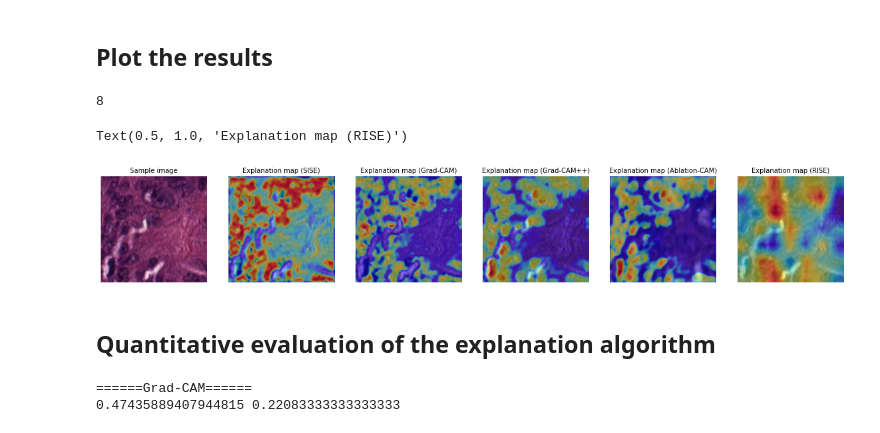
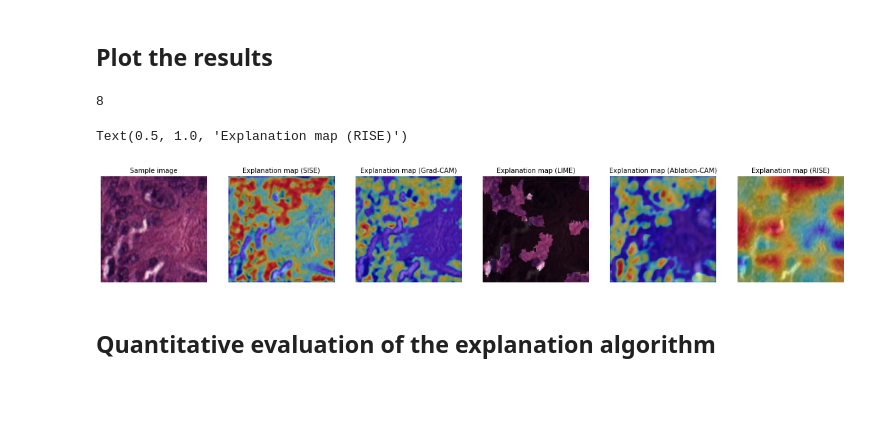
Before and after one commit to Awesome-guys-in-ECE1747/ECE1512_2022W_ProjectRepo_J.Xu_and_W.Xu, a Jupyter notebook: ProjectA/Project_A_Supp/HMT.ipynb, the cells around one changed output. Drawn from its saved outputs; the diff is of its cells as text; code cells hidden in the pictures; blank space fills up the shorter version.

Commit message:
feat: 🎸 finish lime expr

```diff
--- a/ProjectA/Project_A_Supp/HMT.ipynb
+++ b/ProjectA/Project_A_Supp/HMT.ipynb
@@ -330,0 +321,5 @@ Wall time: 239 ms
+# %%
+%%time
+explanation_map_LIME = LIME_2d(image_batch[index], model, np.argmax(label_batch[index]), num_perturb=300, kernel_size=4,max_dist=200, ratio=0.2, kernel_w=0.25, num_feats=10)
+explanation_map_LIME -= explanation_map_LIME.min()
+explanation_map_LIME /= explanation_map_LIME.max()+10e-30
@@ -343,6 +343,6 @@ Wall time: 2.8 s
 # %%
 %%time
 explanation_map_RISE = RISE(image_batch[index], model, class_index=np.argmax(prediction[index]) ,N_MASKS=1000)
-explanation_map_RISE -= explanation_map_RISE.min()
-explanation_map_RISE /= explanation_map_RISE.max()+10e-30
+# explanation_map_RISE -= explanation_map_RISE.min()
+# explanation_map_RISE /= explanation_map_RISE.max()+10e-30
 # %% [output]
@@ -362,36 +362,36 @@ plt.title('Sample image', fontsize=10)
 plt.subplot(1,6,2)
 plt.imshow(image_batch[index])
 plt.imshow(explanation_map_SISE, cmap='jet', alpha=0.5)
 plt.axis('off')
 plt.title('Explanation map (SISE)', fontsize=10)
 
 plt.subplot(1,6,3)
 plt.imshow(image_batch[index])
 plt.imshow(explanation_map_GradCAM, cmap='jet', alpha=0.5)
 plt.axis('off')
 plt.title('Explanation map (Grad-CAM)', fontsize=10)
 
 plt.subplot(1,6,4)
 plt.imshow(image_batch[index])
-plt.imshow(explanation_map_GradCAMPP, cmap='jet', alpha=0.5)
+plt.imshow(explanation_map_LIME, cmap='jet', alpha=0.8)
 plt.axis('off')
-plt.title('Explanation map (Grad-CAM++)', fontsize=10)
+plt.title('Explanation map (LIME)', fontsize=10)
 
 plt.subplot(1,6,5)
 plt.imshow(image_batch[index])
 plt.imshow(explanation_map_ablation_cam, cmap='jet', alpha=0.5)
 plt.axis('off')
 plt.title('Explanation map (Ablation-CAM)', fontsize=10)
 
 plt.subplot(1,6,6)
 plt.imshow(image_batch[index])
 plt.imshow(explanation_map_RISE, cmap='jet', alpha=0.5)
 plt.axis('off')
 plt.title('Explanation map (RISE)', fontsize=10)
 # %% [output]
 8
 Text(0.5, 1.0, 'Explanation map (RISE)')
-[figure, old version]
+[figure, new version]
 # %% [markdown]
 ## Quantitative evaluation of the explanation algorithm
 # %%
@@ -433,25 +433,22 @@ def calculate_drop_increase(images, model, exmap, class_index, frac=0.15):
     etta=(Y-O1)/(Y+1e-100)
     return (etta*(etta>0), 1*(etta<0), Y, O1)
 # %%
-test_generator.reset()
-drop_rate = 0.
-increase_rate = 0.
-for i in range(15):
-    image_batch,label_batch=test_generator.next()
-    # print("Current Round:", i)
-    for index in range(32):
-        # print(i, index)
-        prediction=model(image_batch)
-        explanation_map_GradCAM = grad_cam(model, np.expand_dims(image_batch[index], axis=0), 'max_pooling2d_1')
-        res = calculate_drop_increase(np.expand_dims(image_batch[index], axis=0), model, explanation_map_GradCAM, class_index=np.argmax(prediction[index]), frac=0.9)
+# test_generator.reset()
+# drop_rate = 0.
+# increase_rate = 0.
+# for i in range(15):
+#     image_batch,label_batch=test_generator.next()
+#     # print("Current Round:", i)
+#     for index in range(32):
+#         # print(i, index)
+#         prediction=model(image_batch)
+#         explanation_map_GradCAM = grad_cam(model, np.expand_dims(image_batch[index], axis=0), 'max_pooling2d_1')
+#         res = calculate_drop_increase(np.expand_dims(image_batch[index], axis=0), model, explanation_map_GradCAM, class_index=np.argmax(prediction[index]), frac=0.9)
 
-        drop_rate += res[0]
-        increase_rate += res[1]
+#         drop_rate += res[0]
+#         increase_rate += res[1]
 
-drop_rate /= (15*32)
-increase_rate /= (15*32)
-print("======Grad-CAM======")
-print(drop_rate, increase_rate)
+# drop_rate /= (15*32)
+# increase_rate /= (15*32)
+# print("======Grad-CAM======")
+# print(drop_rate, increase_rate)
-# %% [output]
-======Grad-CAM======
-0.47435889407944815 0.22083333333333333
```
Also changed, not shown: parts of 16 cells of this notebook, 5 other files.
